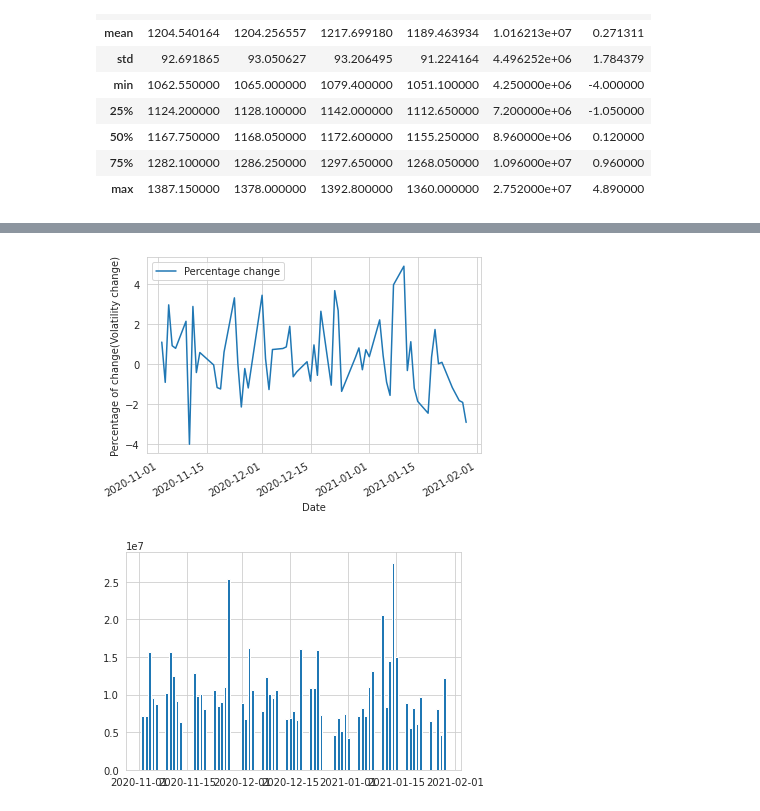
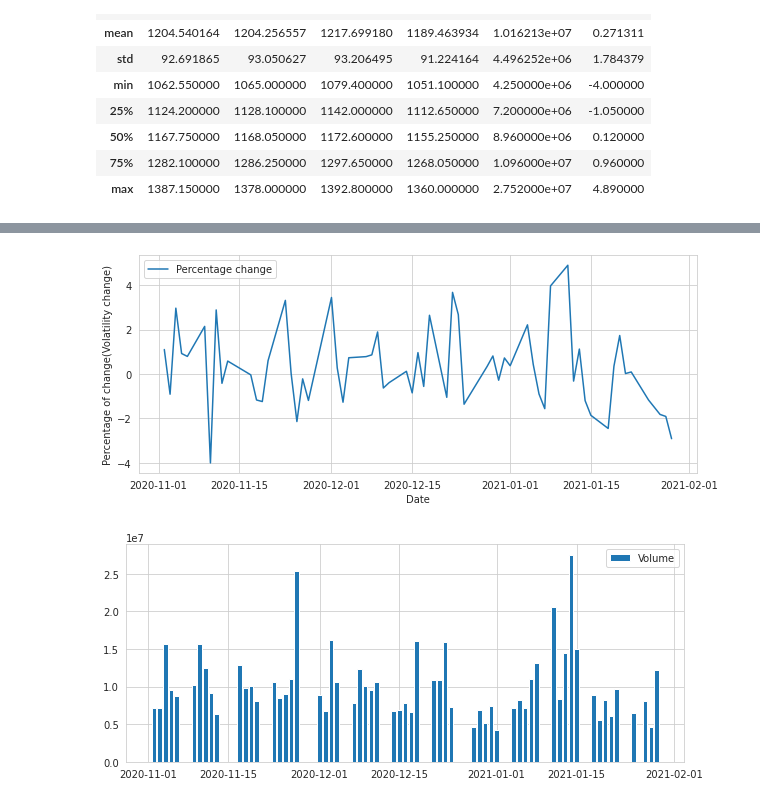
Before and after one commit to Aum020/Stock-Market-Analysis, a Jupyter notebook: Infosys.ipynb, the cells around one changed output, grey strips where cells are left out. Drawn from its saved outputs; the diff is of its cells as text; code cells hidden in the pictures.

Commit message:
Model made for infosys

```diff
--- a/Infosys.ipynb
+++ b/Infosys.ipynb
@@ -6,4 +6,5 @@ import seaborn as sns
 sns.set_style('whitegrid')
 %matplotlib inline
 # %%
-df = pd.read_csv("Project_Infosys.csv")
+df = pd.read_csv("infosys_data.csv")
+df
@@ -154,12 +103,16 @@ plt.show()
 # %%
-ax1 = df2['Change %'].plot(legend = True, label = 'Percentage change')
-ax1.set_xlabel("Date")
-ax1.set_ylabel("Percentage of change(Volatility change)")
+plt.figure(figsize = (10,4))
+plt.plot(df.Date,df['Change %'], label = 'Percentage change')
+plt.xlabel("Date")
+plt.ylabel("Percentage of change(Volatility change)")
+plt.legend(['Percentage change'])
 plt.show()
 # %% [output]
-[figure, old version]
+[figure, new version]
 # %%
-plt.bar(df.Date,df2['Vol.'])
+plt.figure(figsize=(10,4))
+plt.bar(df.Date,df['Vol.'])
+plt.legend(['Volume'])
 plt.show()
 # %% [output]
-[figure, old version]
+[figure, new version]
```
Also changed, not shown: parts of 25 cells of this notebook.
